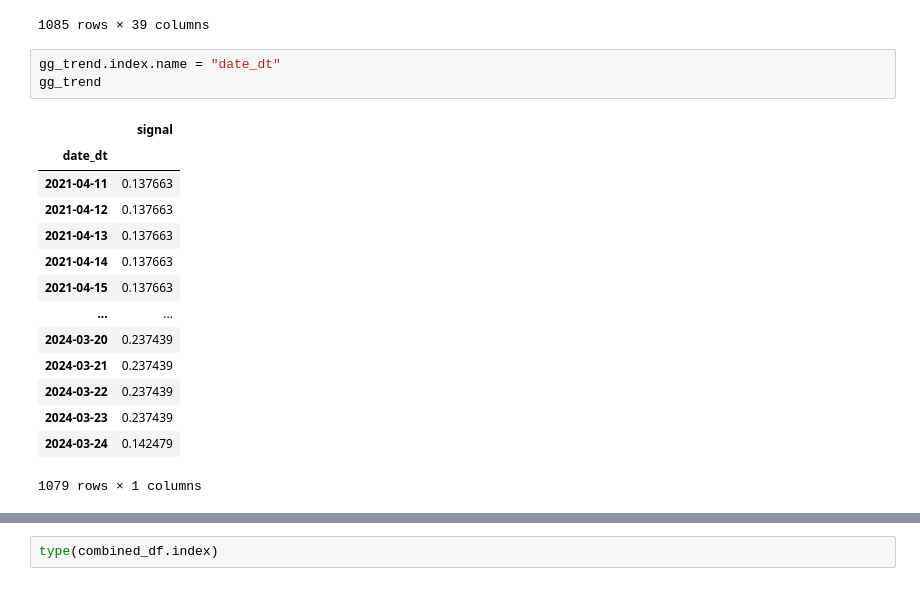
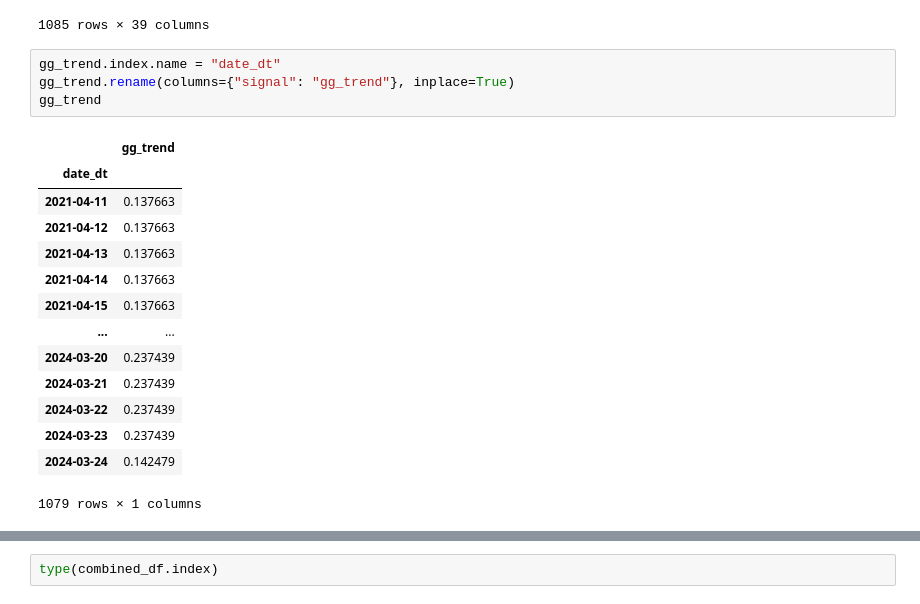
Before and after one commit to nogibjj/Flamingo-ML, a Jupyter notebook: Modeling/Lin_model.ipynb, the cells around one changed output, grey strips where cells are left out. Saved outputs shown, nothing was run; the diff lists cells and outputs as text.

```diff
--- a/Modeling/Lin_model.ipynb
+++ b/Modeling/Lin_model.ipynb
@@ -118,9 +120,10 @@ non_sentiment_lag1
 1085 rows × 39 columns
 # %%
 gg_trend.index.name = "date_dt"
+gg_trend.rename(columns={"signal": "gg_trend"}, inplace=True)
 gg_trend
 # %% [output]
-|  | signal |
+|  | gg_trend |
 | date_dt |  |
 | 2021-04-11 | 0.137663 |
 | 2021-04-12 | 0.137663 |
```
Also changed, not shown: parts of 7 cells of this notebook, 1 other file.
